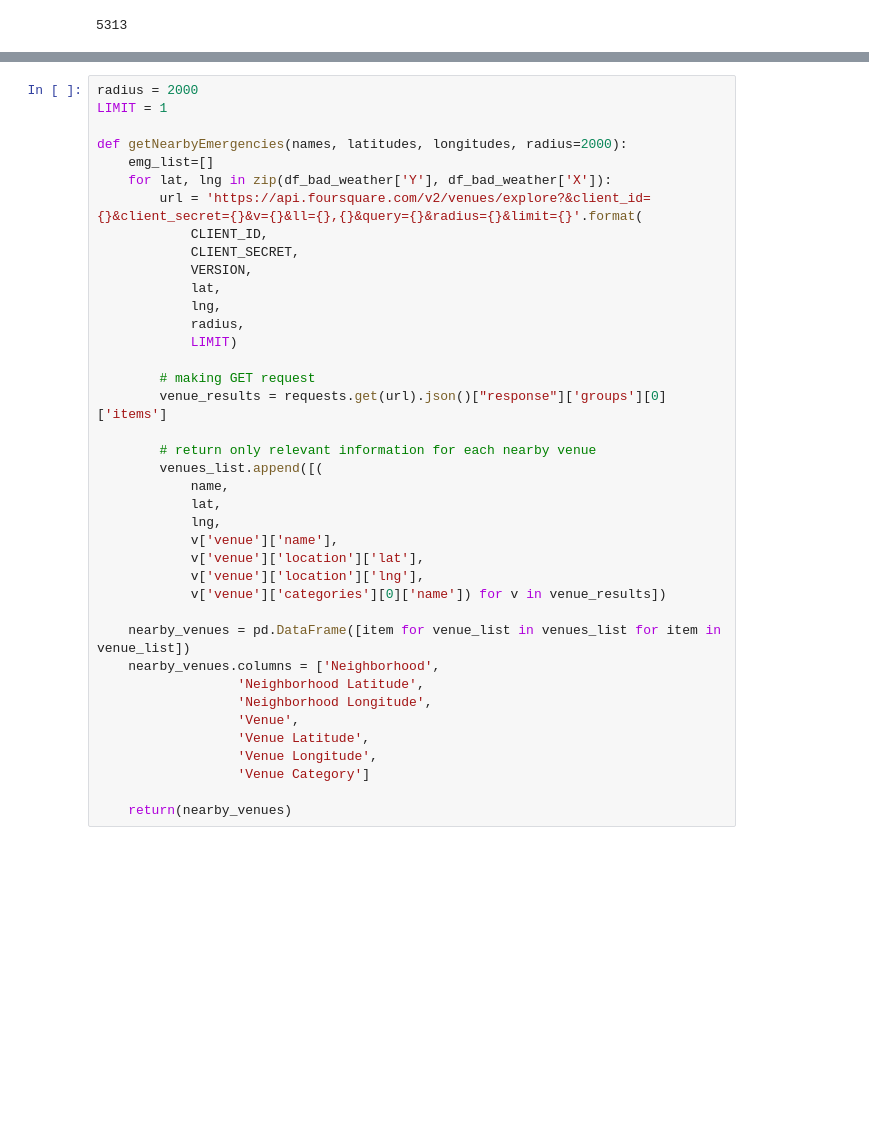
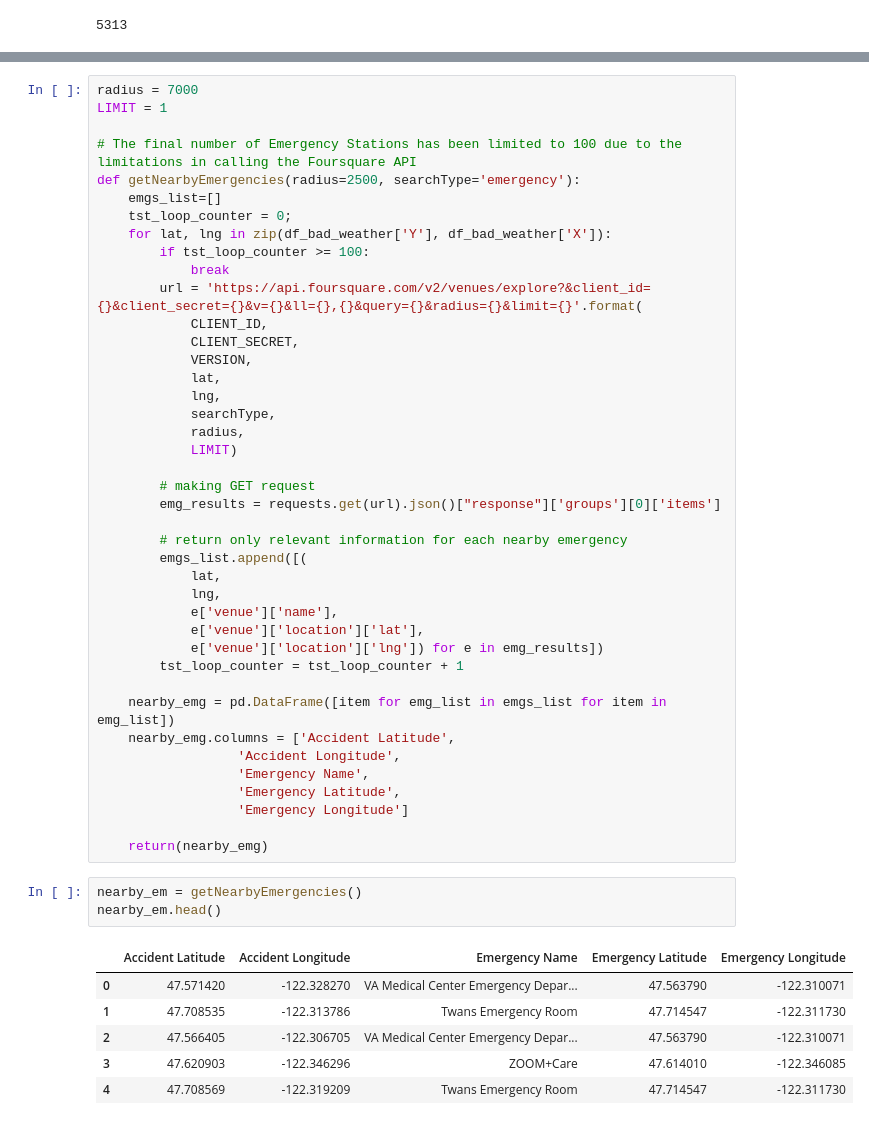
Before and after one commit to scovron/Coursera_Capstone, a Jupyter notebook: NB - Characteristics of car accidents.ipynb, the cells around one changed output, grey strips where cells are left out. Cells and saved outputs as stored; diff of their text form; blank space fills up the shorter version.

```diff
--- a/NB - Characteristics of car accidents.ipynb
+++ b/NB - Characteristics of car accidents.ipynb
@@ -247,39 +250,51 @@ len(df_bad_weather)
 # %%
-radius = 2000
+radius = 7000
 LIMIT = 1
 
-def getNearbyEmergencies(names, latitudes, longitudes, radius=2000):
-    emg_list=[]
+# The final number of Emergency Stations has been limited to 100 due to the limitations in calling the Foursquare API
+def getNearbyEmergencies(radius=2500, searchType='emergency'):
+    emgs_list=[]
+    tst_loop_counter = 0;
     for lat, lng in zip(df_bad_weather['Y'], df_bad_weather['X']):
+        if tst_loop_counter >= 100:
+            break
         url = 'https://api.foursquare.com/v2/venues/explore?&client_id={}&client_secret={}&v={}&ll={},{}&query={}&radius={}&limit={}'.format(
             CLIENT_ID,
             CLIENT_SECRET,
             VERSION,
             lat,
             lng,
+            searchType,
             radius,
             LIMIT)
 
         # making GET request
-        venue_results = requests.get(url).json()["response"]['groups'][0]['items']
+        emg_results = requests.get(url).json()["response"]['groups'][0]['items']
 
-        # return only relevant information for each nearby venue
-        venues_list.append([(
-            name,
+        # return only relevant information for each nearby emergency
+        emgs_list.append([(
             lat,
             lng,
-            v['venue']['name'],
-            v['venue']['location']['lat'],
-            v['venue']['location']['lng'],
-            v['venue']['categories'][0]['name']) for v in venue_results])
+            e['venue']['name'],
+            e['venue']['location']['lat'],
+            e['venue']['location']['lng']) for e in emg_results])
+        tst_loop_counter = tst_loop_counter + 1
 
-    nearby_venues = pd.DataFrame([item for venue_list in venues_list for item in venue_list])
-    nearby_venues.columns = ['Neighborhood',
-                  'Neighborhood Latitude',
-                  'Neighborhood Longitude',
-                  'Venue',
-                  'Venue Latitude',
-                  'Venue Longitude',
-                  'Venue Category']
+    nearby_emg = pd.DataFrame([item for emg_list in emgs_list for item in emg_list])
+    nearby_emg.columns = ['Accident Latitude',
+                  'Accident Longitude',
+                  'Emergency Name',
+                  'Emergency Latitude',
+                  'Emergency Longitude']
 
-    return(nearby_venues)
+    return(nearby_emg)
+# %%
+nearby_em = getNearbyEmergencies()
+nearby_em.head()
+# %% [output]
+|  | Accident Latitude | Accident Longitude | Emergency Name | Emergency Latitude | Emergency Longitude |
+| 0 | 47.571420 | -122.328270 | VA Medical Center Emergency Depar... | 47.563790 | -122.310071 |
+| 1 | 47.708535 | -122.313786 | Twans Emergency Room | 47.714547 | -122.311730 |
+| 2 | 47.566405 | -122.306705 | VA Medical Center Emergency Depar... | 47.563790 | -122.310071 |
+| 3 | 47.620903 | -122.346296 | ZOOM+Care | 47.614010 | -122.346085 |
+| 4 | 47.708569 | -122.319209 | Twans Emergency Room | 47.714547 | -122.311730 |
```
Also changed, not shown: parts of 10 cells of this notebook.
